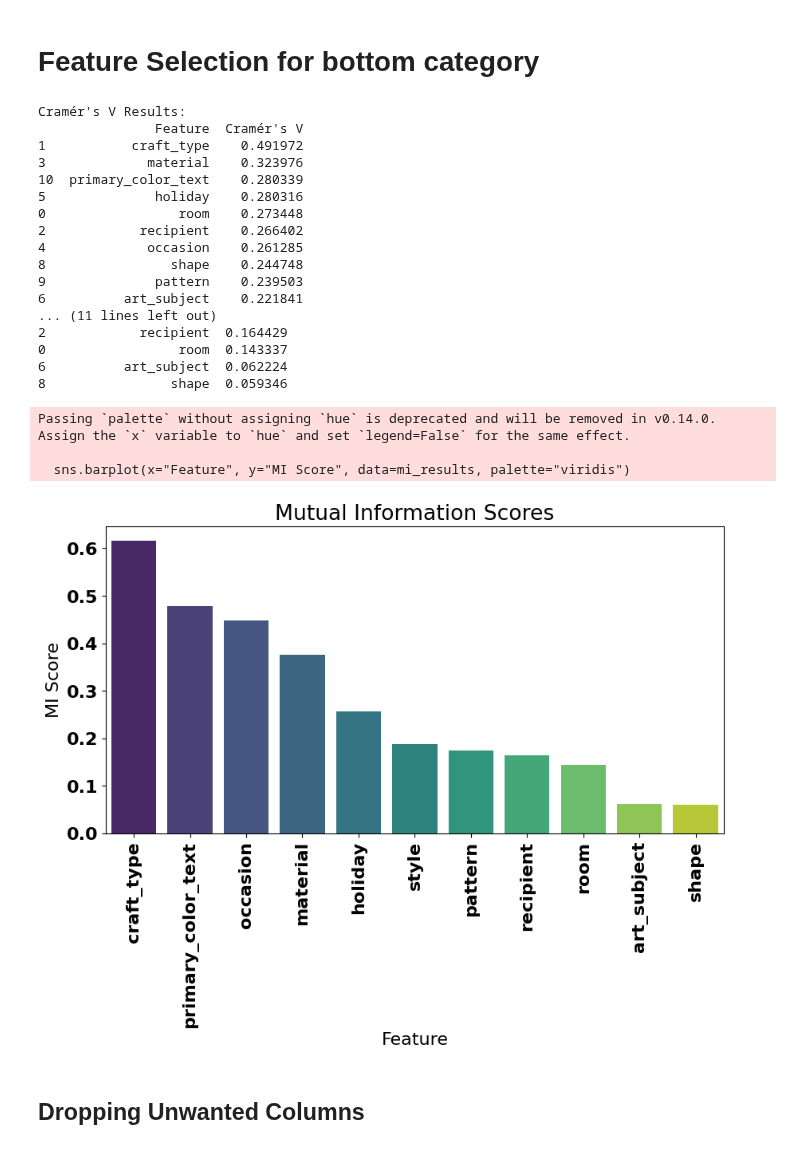
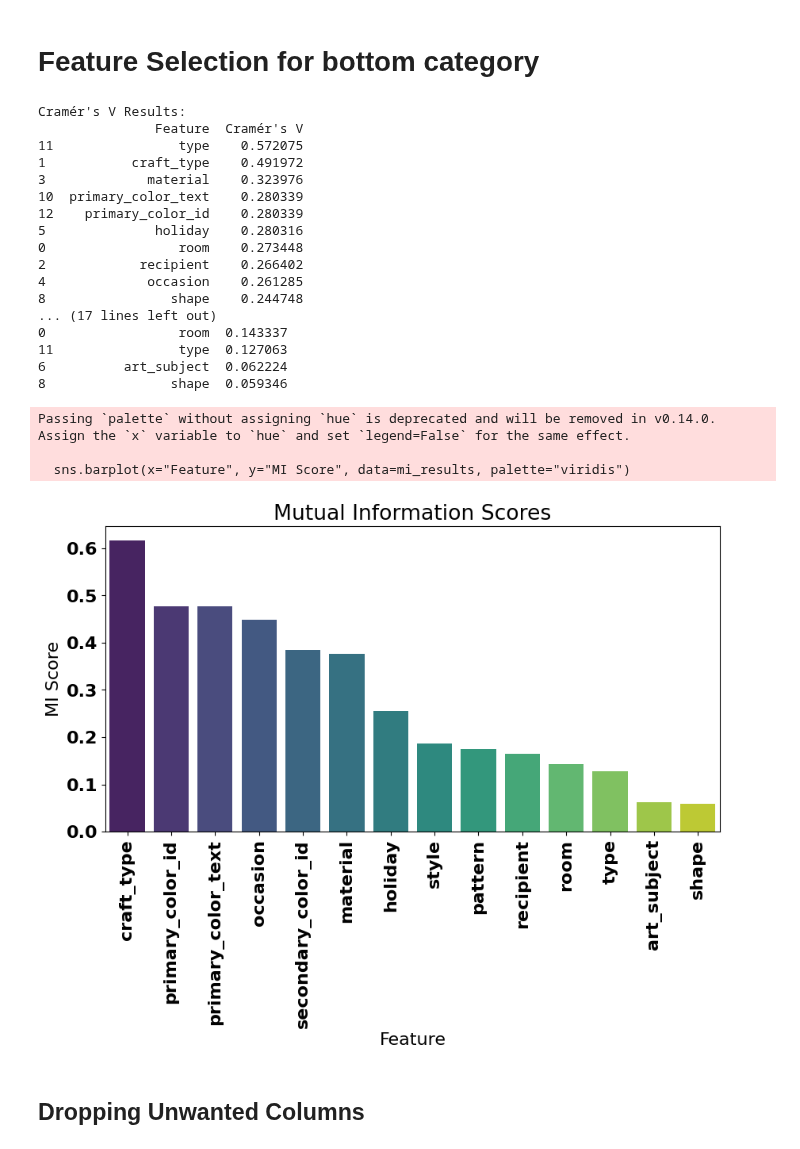
Before and after one commit to Sabha95/Machine_Learning-Assig, a Jupyter notebook: Getting_started_Notebook_for_Students_2025.ipynb, the cells around one changed output. Cells and saved outputs as stored; diff of their text form; code cells hidden in the pictures.

```diff
--- a/Getting_started_Notebook_for_Students_2025.ipynb
+++ b/Getting_started_Notebook_for_Students_2025.ipynb
@@ -692,7 +692,9 @@ from sklearn.preprocessing import LabelEncoder
 # Define categorical features
 categorical_features = ["room", "craft_type", "recipient", "material", "occasion",
                         "holiday", "art_subject", "style", "shape", "pattern",
-                        "primary_color_text","type"]
+                        "primary_color_text","type","primary_color_id","secondary_color_id"]
+
+                        # "top_category_id"
 
 # Target variable
 target = "bottom_category_id"
@@ -726,37 +728,37 @@ print(cramers_df)
 mi_scores = mutual_info_classif(df_train[categorical_features], df_train[target], discrete_features=True)
 mi_results = pd.DataFrame({"Feature": categorical_features, "MI Score": mi_scores})
 mi_results.sort_values(by="MI Score", ascending=False, inplace=True)
 
 print("\nMutual Information Results:")
 print(mi_results)
 
 # ------------------ 3. Visualization ------------------
 plt.figure(figsize=(10, 5))
 sns.barplot(x="Feature", y="MI Score", data=mi_results, palette="viridis")
 plt.xticks(rotation=90)
 plt.title("Mutual Information Scores")
 plt.show()
 # %% [output]
 Cramér's V Results:
                Feature  Cramér's V
+11                type    0.572075
 1           craft_type    0.491972
 3             material    0.323976
 10  primary_color_text    0.280339
+12    primary_color_id    0.280339
 5              holiday    0.280316
 0                 room    0.273448
 2            recipient    0.266402
 4             occasion    0.261285
 8                shape    0.244748
-9              pattern    0.239503
-6          art_subject    0.221841
-... (11 lines left out)
-2            recipient  0.164429
+... (17 lines left out)
 0                 room  0.143337
+11                type  0.127063
 6          art_subject  0.062224
 8                shape  0.059346
 Passing `palette` without assigning `hue` is deprecated and will be removed in v0.14.0. Assign the `x` variable to `hue` and set `legend=False` for the same effect.
 
   sns.barplot(x="Feature", y="MI Score", data=mi_results, palette="viridis")
-[figure, old version]
+[figure, new version]
 # %% [markdown]
 ## **Dropping Unwanted Columns**
```
Also changed, not shown: parts of 4 cells of this notebook.
